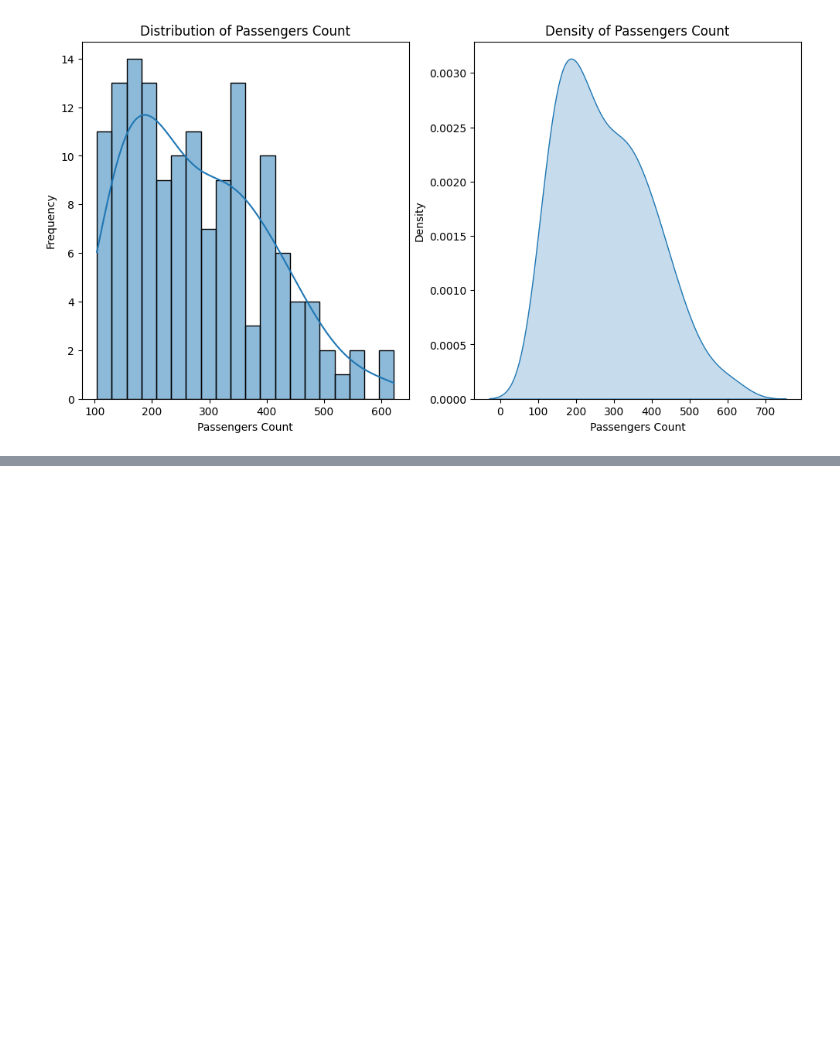
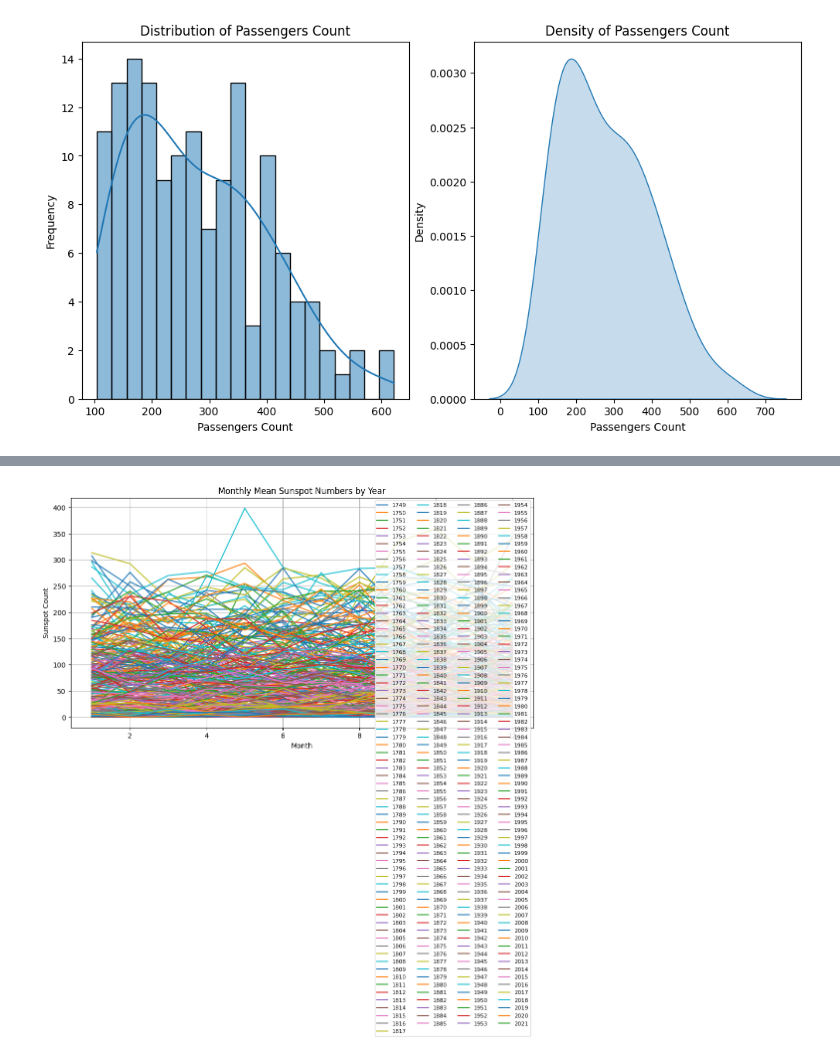
Before and after one commit to nicoleKape-code/AI_CourseRepo, a Jupyter notebook: 13_oct/IntroTimeSeries.ipynb, the cells around one changed output, grey strips where cells are left out. Drawn from its saved outputs; the diff is of its cells as text; code cells hidden in the pictures; blank space fills up the shorter version.

```diff
--- a/13_oct/IntroTimeSeries.ipynb
+++ b/13_oct/IntroTimeSeries.ipynb
@@ -97,0 +141,22 @@ Text(0.5, 0, 'Passengers Count')
+# %%
+import matplotlib.pyplot as plt
+years = df.index.year.unique()
+
+# Plot each year's line
+plt.figure(figsize=(12, 6))
+for year in years:
+    year_data = df[df.index.year == year]
+    plt.plot(
+        year_data.index.month,
+        year_data['Sunspots'],
+        label=year
+    )
+
+plt.title('Monthly Mean Sunspot Numbers by Year')
+plt.xlabel('Month')
+plt.ylabel('Sunspot Count')
+plt.legend(ncol=4, fontsize=8)
+plt.grid(True)
+plt.show()
+# %% [output]
+[figure, added]
```
Also changed, not shown: parts of 13 cells of this notebook.
